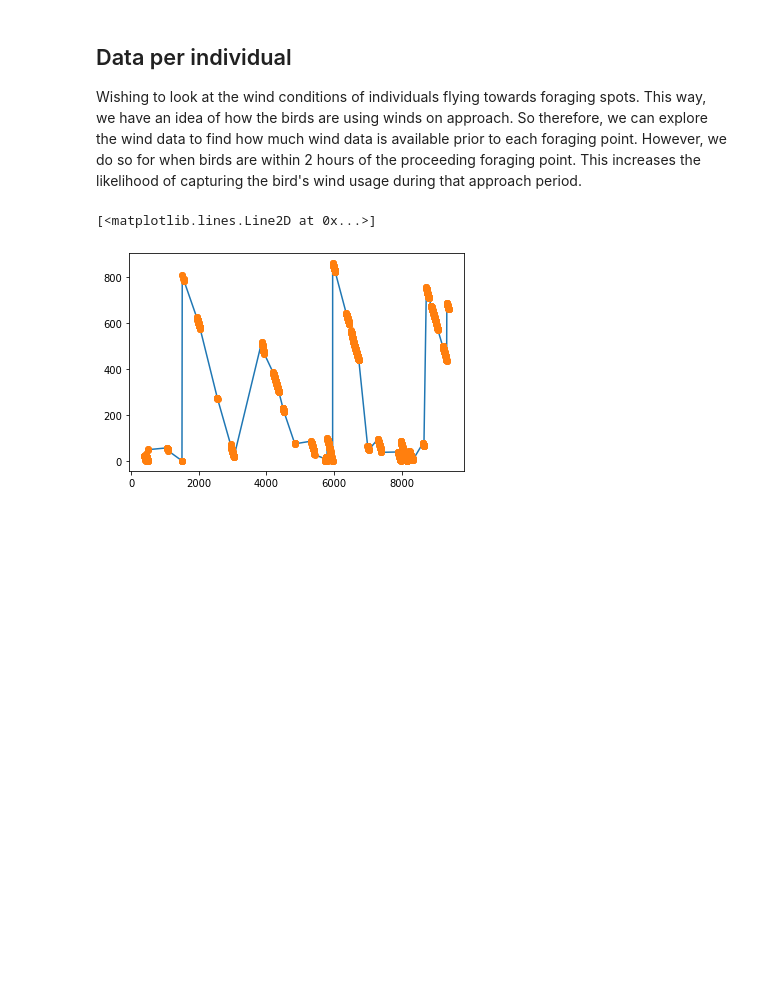
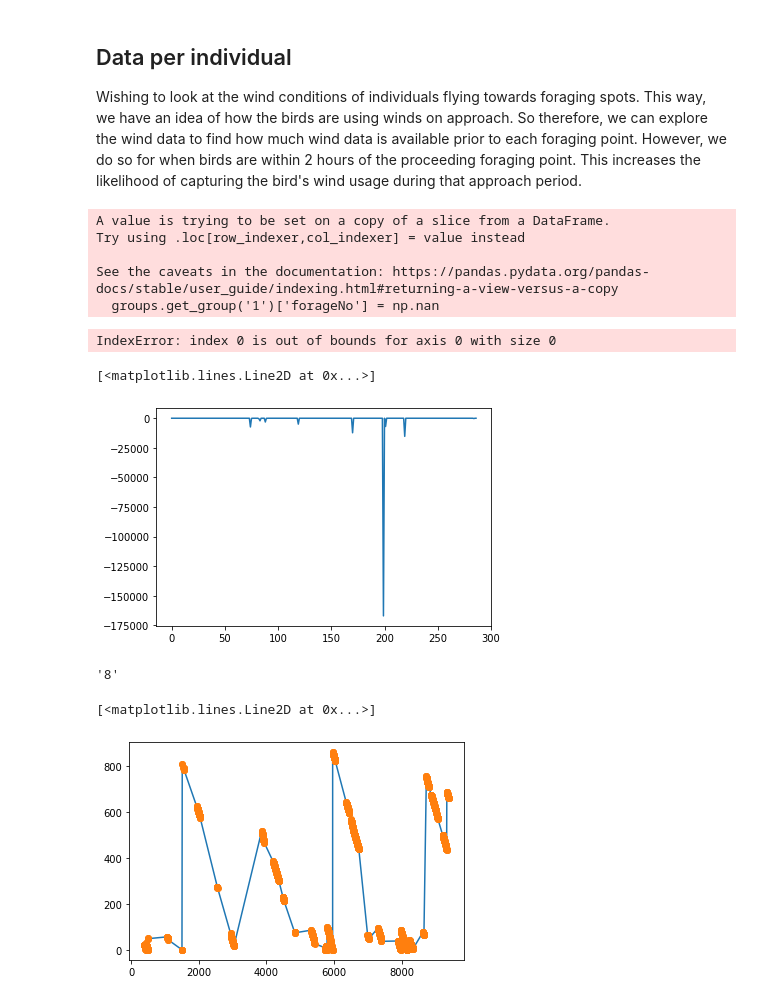
Before and after one commit to argrod/Olfactory, a Jupyter notebook: Python/WindAnalysis.ipynb, the cells around one changed output. Saved outputs shown, nothing was run; the diff lists cells and outputs as text; code cells hidden in the pictures; blank space fills up the shorter version.

```diff
--- a/Python/WindAnalysis.ipynb
+++ b/Python/WindAnalysis.ipynb
@@ -93,14 +133,41 @@ Text(0, 0.5, 'Lat')
 # %%
-wDat['aligned'] = wDat['rwh'] + np.pi
-wDat.loc[wDat[wDat['aligned'] > np.pi].index,'aligned'] = wDat.loc[wDat[wDat['aligned'] > np.pi].index,'aligned'] - 2*np.pi
-wDat.loc[wDat[wDat['aligned'] > np.pi].index,'aligned'] = wDat.loc[wDat[wDat['aligned'] > np.pi].index,'aligned'] - 2*np.pi
-wDat.loc[wDat[wDat['aligned'] < -np.pi].index,'aligned'] = wDat.loc[wDat[wDat['aligned'] < -np.pi].index,'aligned'] + 2*np.pi
+for df in wDat:
+    df['aligned'] = df['rwh'] + np.pi
+    df.loc[df[df['aligned'] > np.pi].index,'aligned'] = df.loc[df[df['aligned'] > np.pi].index,'aligned'] - 2*np.pi
+    df.loc[df[df['aligned'] > np.pi].index,'aligned'] = df.loc[df[df['aligned'] > np.pi].index,'aligned'] - 2*np.pi
+    df.loc[df[df['aligned'] < -np.pi].index,'aligned'] = df.loc[df[df['aligned'] < -np.pi].index,'aligned'] + 2*np.pi
 
-# sns.displot(wDat.loc[wDat[wDat['distTo'] < 100].index,:],x='aligned',hue='distGroup')
+# sns.displot(df.loc[df[df['distTo'] < 100].index,:],x='aligned',hue='distGroup')
 # %% [markdown]
 ## Data per individual
 
 Wishing to look at the wind conditions of individuals flying towards foraging spots. This way, we have an idea of how the birds are using winds on approach. So therefore, we can explore the wind data to find how much wind data is available prior to each foraging point. However, we do so for when birds are within 2 hours of the proceeding foraging point. This increases the likelihood of capturing the bird's wind usage during that approach period.
+# %%
+groups = wDat.groupby('ID')
+groups.get_group('1')['forageNo'] = np.nan
+# %% [output]
+A value is trying to be set on a copy of a slice from a DataFrame.
+Try using .loc[row_indexer,col_indexer] = value instead
+
+See the caveats in the documentation: https://pandas.pydata.org/pandas-docs/stable/user_guide/indexing.html#returning-a-view-versus-a-copy
+  groups.get_group('1')['forageNo'] = np.nan
+# %%
+for df in wDat:
+    df['forageNo'] = npnan
+    diffChg = np.diff(df['timeTo'])
+    chgPts = np.where(diffChg > 0)[0]
+    startPts = np.insert(chgPts[0:-1]+1,0,0)
+    for c in range(len(startPts)):
+        df.loc[startPts[c]:chgPts[c],'forageNo'] = int(c)
+wDat[0]
+# %% [output]
+IndexError: index 0 is out of bounds for axis 0 with size 0
+# %%
+diffChg = np.diff(wDat[0]["timeTo"])
+plt.plot(diffChg)
+# %% [output]
+[<matplotlib.lines.Line2D at 0x...>]
+[figure, added]
 # %%
 # group data by foraging point approach (assumed using differences of time to next foraging spot)
 wDat['forageNo'] = np.nan
@@ -110,6 +177,18 @@ for b in wDat['ID'].unique():
     startPts = np.insert(chgPts[0:-1]+1,0,0)
     for c in range(len(startPts)):
         wDat.loc[wDat[wDat["ID"] == b].index,'forageNo'] = int(c)
+# %%
+wDat['forageNo'] = np.nan
+diffChg = np.where(wDat.loc[wDat[wDat['ID']==wDat['ID'].unique()[5]].index,'timeTo'])
+chgPts = np.where(diffChg > 0)[0]
+startPts = np.insert(chgPts[0:-1]+1,0,0)
+wDat.loc[startPts,:]
+wDat.loc[chgPts,:]
+# wDat.loc[wDat[wDat['ID'] == wDat['ID'].unique()[5]].index,'DT']
+# forDat.loc[(forDat['ID'] == forDat['ID'].unique()[5]) & (forDat['DT'] > np.datetime64("2018-09-05 00:00:00")) & (forDat['DT'] < np.datetime64("2018-09-06 00:00:00")) & (forDat['Forage'] == 1),'DT']
+wDat['ID'].unique()[5]
+# %% [output]
+'8'
 # %%
 # plt.plot(wDat.index,wDat['distTo'])
 # plt.plot(wDat.index,wDat['distTo'],marker='o',linestyle='')
```
Also changed, not shown: parts of 6 cells of this notebook.
